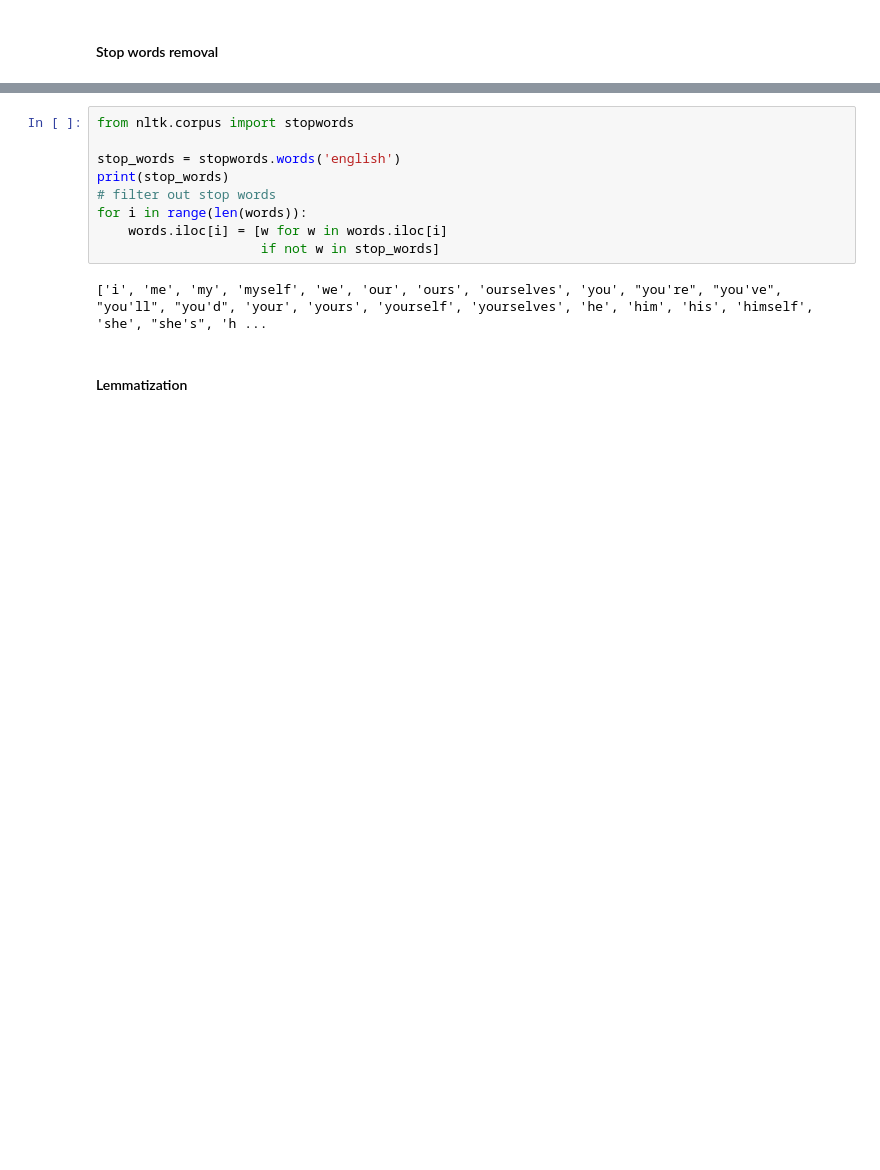
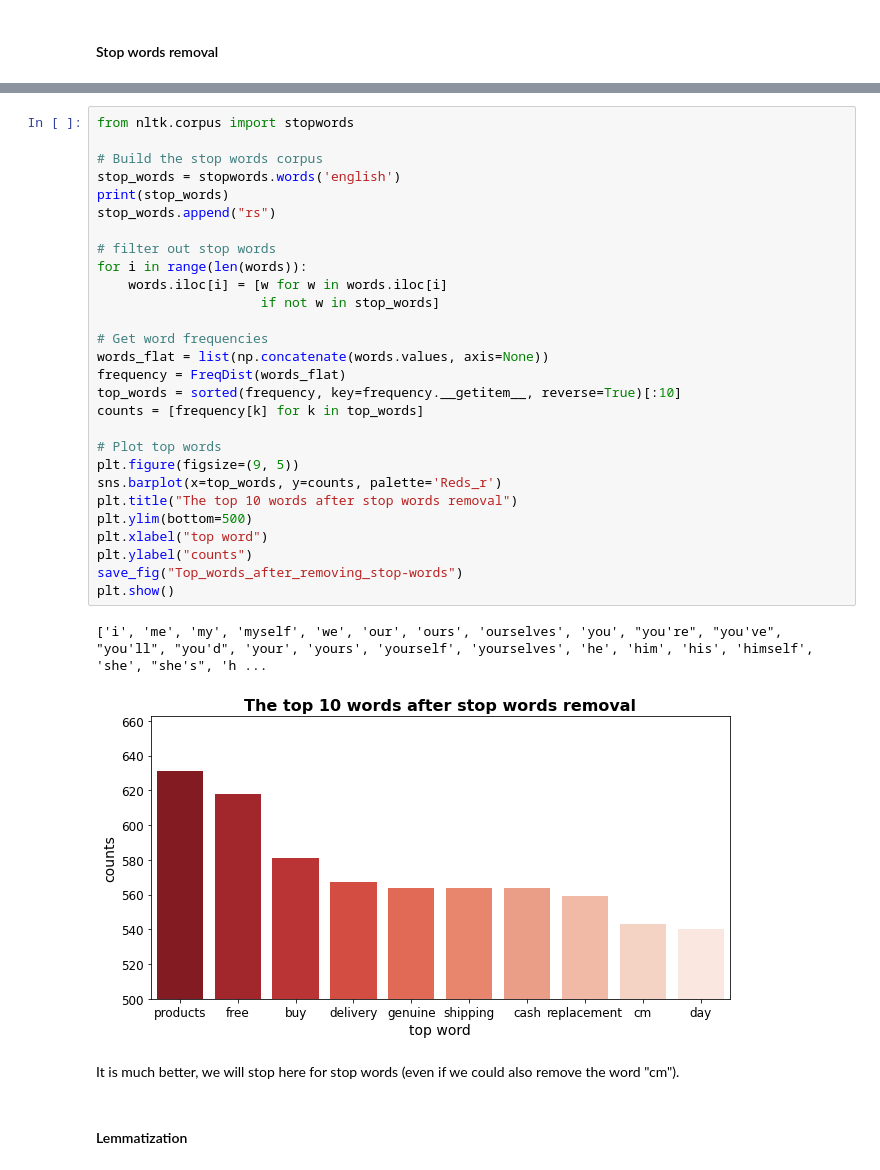
Before and after one commit to Pierre-Eloi/OC_DS_Project6, a Jupyter notebook: automatic_classification.ipynb, the cells around one changed output, grey strips where cells are left out. Saved outputs shown, nothing was run; the diff lists cells and outputs as text; blank space fills up the shorter version.

```diff
--- a/automatic_classification.ipynb
+++ b/automatic_classification.ipynb
@@ -116,14 +140,36 @@ As for tokenization, NLTK provides a list of common stop words for a variety of
 # %%
 from nltk.corpus import stopwords
 
+# Build the stop words corpus
 stop_words = stopwords.words('english')
 print(stop_words)
+stop_words.append("rs")
+
 # filter out stop words
 for i in range(len(words)):
     words.iloc[i] = [w for w in words.iloc[i]
                      if not w in stop_words]
+
+# Get word frequencies
+words_flat = list(np.concatenate(words.values, axis=None))
+frequency = FreqDist(words_flat)
+top_words = sorted(frequency, key=frequency.__getitem__, reverse=True)[:10]
+counts = [frequency[k] for k in top_words]
+
+# Plot top words
+plt.figure(figsize=(9, 5))
+sns.barplot(x=top_words, y=counts, palette='Reds_r')
+plt.title("The top 10 words after stop words removal")
+plt.ylim(bottom=500)
+plt.xlabel("top word")
+plt.ylabel("counts")
+save_fig("Top_words_after_removing_stop-words")
+plt.show()
 # %% [output]
 ['i', 'me', 'my', 'myself', 'we', 'our', 'ours', 'ourselves', 'you', "you're", "you've", "you'll", "you'd", 'your', 'yours', 'yourself', 'yourselves', 'he', 'him', 'his', 'himself', 'she', "she's", 'h ...
+[figure, added]
+# %% [markdown]
+It is much better, we will stop here for stop words (even if we could also remove the word "cm").
 # %% [markdown]
 #### Lemmatization
 # %% [markdown]
```
Also changed, not shown: parts of 19 cells of this notebook.
